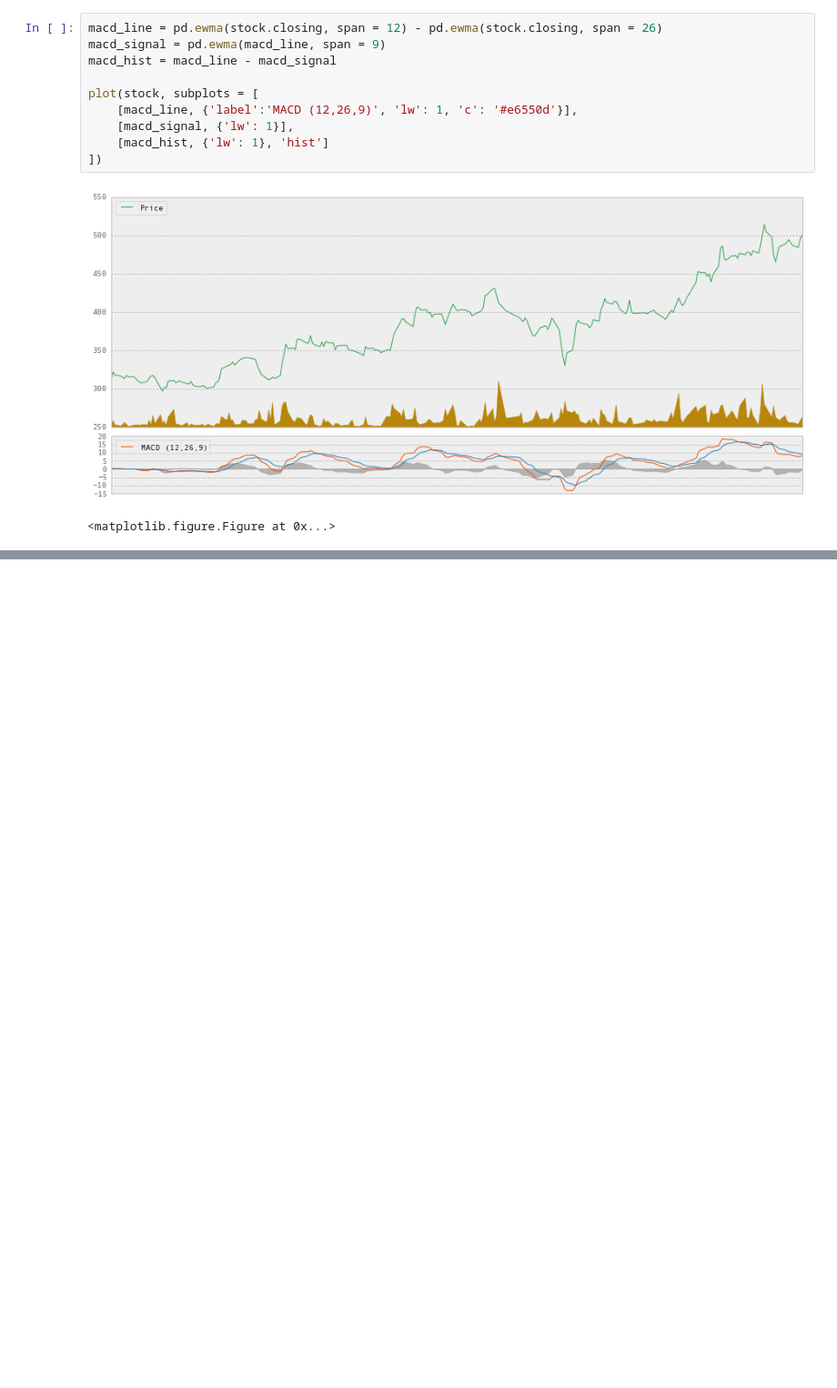
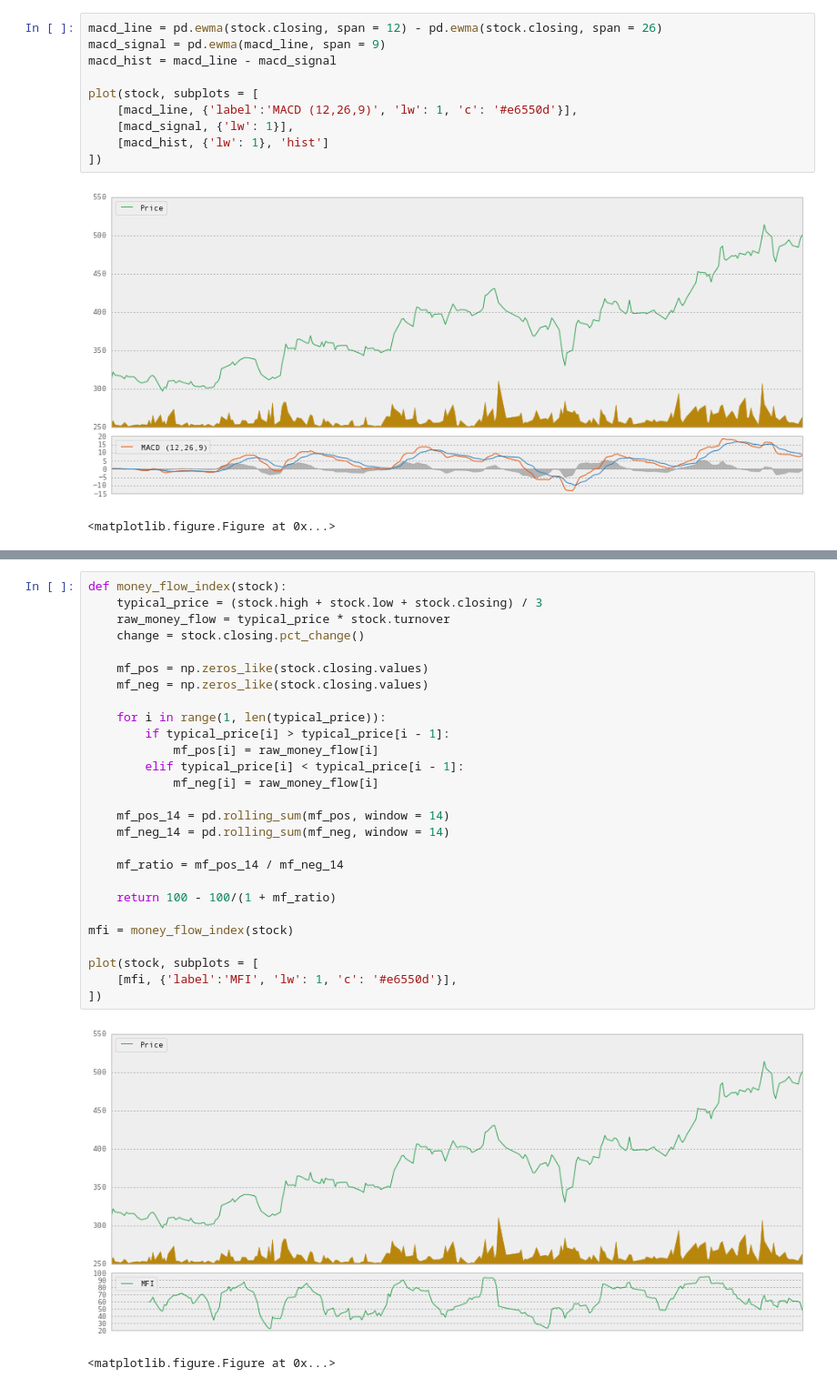
Before and after one commit to daniyalnawaz/cs-research, a Jupyter notebook: Technical Analysis.ipynb, the cells around one changed output, grey strips where cells are left out. Shown: that part at 91% size. Cells and saved outputs as stored; diff of their text form; blank space fills up the shorter version.

```diff
--- a/Technical Analysis.ipynb
+++ b/Technical Analysis.ipynb
@@ -370,0 +401,30 @@ plot(stock, subplots = [
+# %%
+def money_flow_index(stock):
+    typical_price = (stock.high + stock.low + stock.closing) / 3
+    raw_money_flow = typical_price * stock.turnover
+    change = stock.closing.pct_change()
+
+    mf_pos = np.zeros_like(stock.closing.values)
+    mf_neg = np.zeros_like(stock.closing.values)
+
+    for i in range(1, len(typical_price)):
+        if typical_price[i] > typical_price[i - 1]:
+            mf_pos[i] = raw_money_flow[i]
+        elif typical_price[i] < typical_price[i - 1]:
+            mf_neg[i] = raw_money_flow[i]
+
+    mf_pos_14 = pd.rolling_sum(mf_pos, window = 14)
+    mf_neg_14 = pd.rolling_sum(mf_neg, window = 14)
+
+    mf_ratio = mf_pos_14 / mf_neg_14
+
+    return 100 - 100/(1 + mf_ratio)
+
+mfi = money_flow_index(stock)
+
+plot(stock, subplots = [
+    [mfi, {'label':'MFI', 'lw': 1, 'c': '#e6550d'}],
+])
+# %% [output]
+[figure, added]
+<matplotlib.figure.Figure at 0x...>
```
Also changed, not shown: parts of 5 cells of this notebook.
